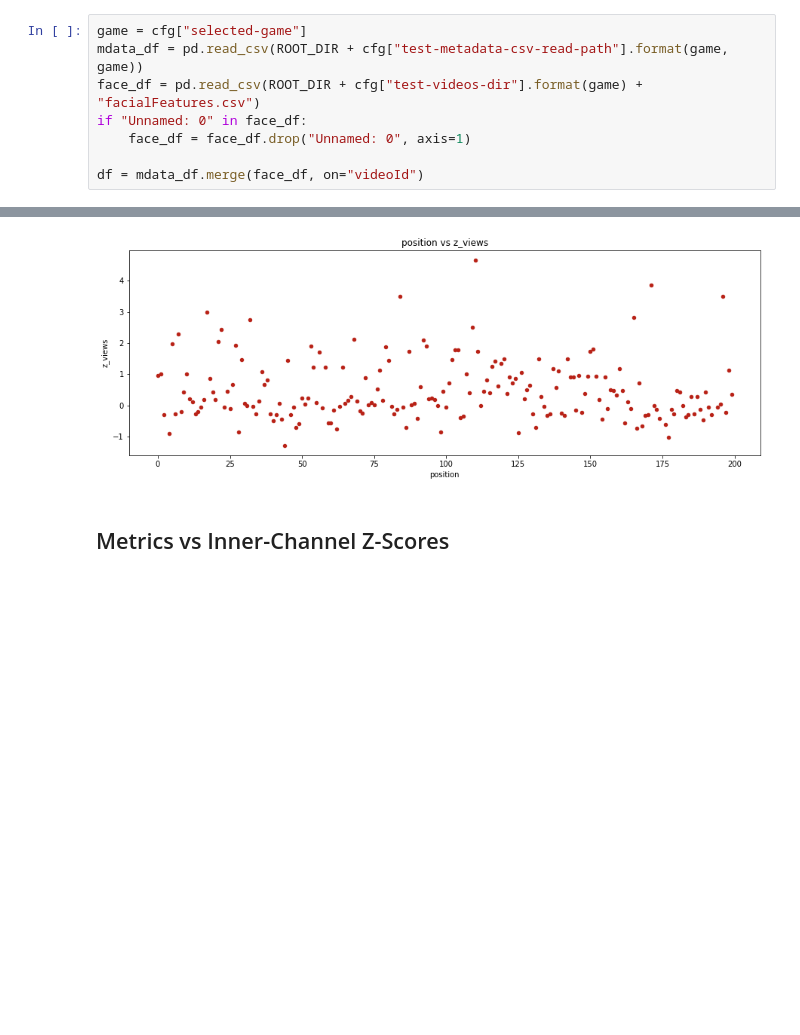
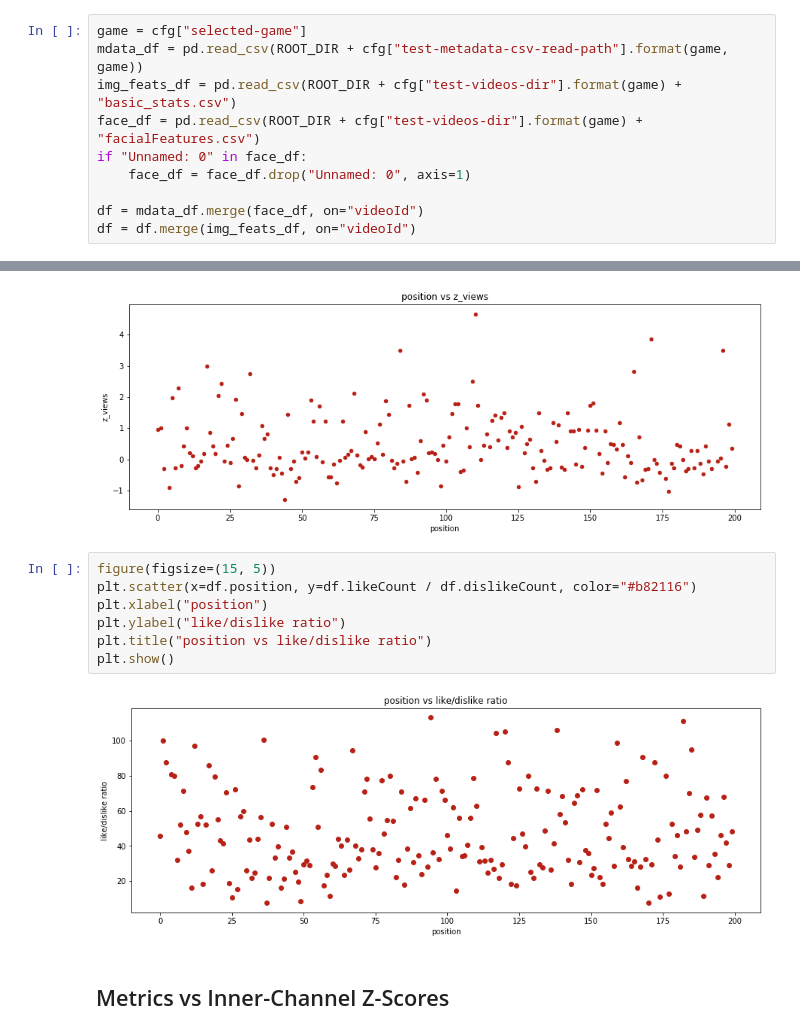
Before and after one commit to codencoding/Red-Means-Go, a Jupyter notebook: notebooks/reports/metadata_eda_coden.ipynb, the cells around one changed output, grey strips where cells are left out. Drawn from its saved outputs; the diff is of its cells as text; blank space fills up the shorter version.

Commit message:
Added in basic image features dataset

```diff
--- a/notebooks/reports/metadata_eda_coden.ipynb
+++ b/notebooks/reports/metadata_eda_coden.ipynb
@@ -10,11 +14,13 @@ with open(ROOT_DIR + "config/config-scraping.json") as f:
 # %%
 game = cfg["selected-game"]
 mdata_df = pd.read_csv(ROOT_DIR + cfg["test-metadata-csv-read-path"].format(game, game))
+img_feats_df = pd.read_csv(ROOT_DIR + cfg["test-videos-dir"].format(game) + "basic_stats.csv")
 face_df = pd.read_csv(ROOT_DIR + cfg["test-videos-dir"].format(game) + "facialFeatures.csv")
 if "Unnamed: 0" in face_df:
     face_df = face_df.drop("Unnamed: 0", axis=1)
 
 df = mdata_df.merge(face_df, on="videoId")
+df = df.merge(img_feats_df, on="videoId")
 # %% [markdown]
 ## Position vs Metrics
 # %%
@@ -34,6 +40,15 @@ for key in basic_analy_cols:
 [figure]
 [figure]
 [figure]
+# %%
+figure(figsize=(15, 5))
+plt.scatter(x=df.position, y=df.likeCount / df.dislikeCount, color="#b82116")
+plt.xlabel("position")
+plt.ylabel("like/dislike ratio")
+plt.title("position vs like/dislike ratio")
+plt.show()
+# %% [output]
+[figure, added]
 # %% [markdown]
 ## Metrics vs Inner-Channel Z-Scores
 # %%
```
Also changed, not shown: parts of 7 cells of this notebook.
